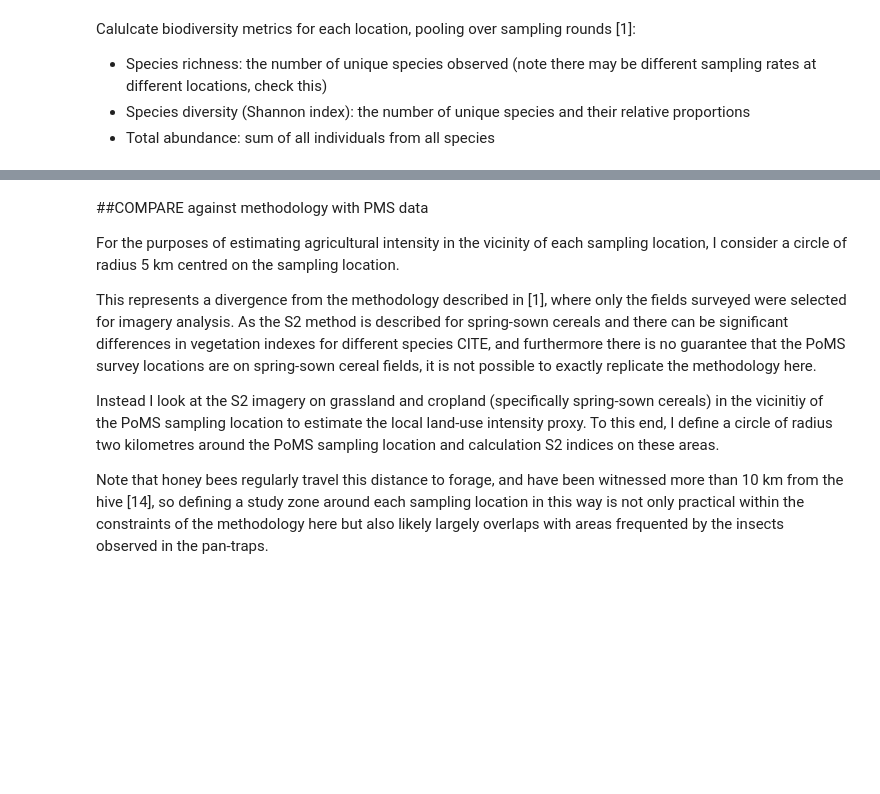
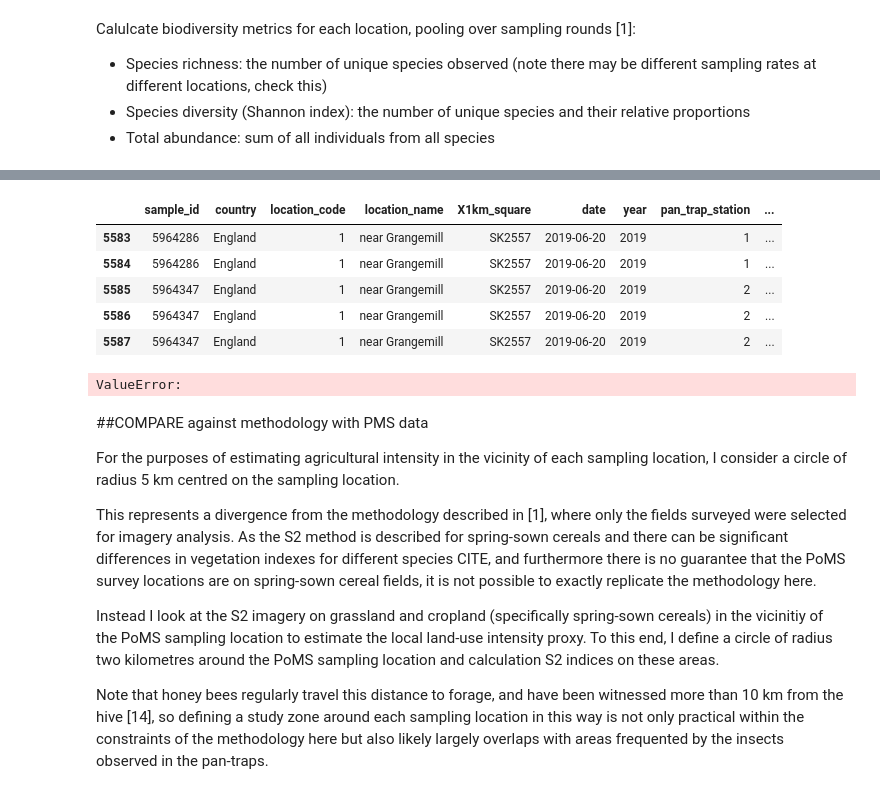
Before and after one commit to twhit1/quant_ecolo, a Jupyter notebook: docs/Ecological Data Science for Sustainable Agriculture (Part II).ipynb, the cells around one changed output, grey strips where cells are left out. Cells and saved outputs as stored; diff of their text form; code cells hidden in the pictures; blank space fills up the shorter version.

```diff
--- a/docs/Ecological Data Science for Sustainable Agriculture (Part II).ipynb
+++ b/docs/Ecological Data Science for Sustainable Agriculture (Part II).ipynb
@@ -131,22 +157,33 @@ insect_data = insect_data.astype({'location_code': int})
 # %%
 def shannon(array):
     _, counts = np.unique(array, return_counts=True)
     counts = counts.astype(float) / float(len(array))
     shannon = -np.sum(np.multiply(counts, np.log(counts)))
 
     return shannon
 
 
 # Calculate hoverfly and bee abundance using occurrence data, as well as other biodiversity indices
 def bee_hoverfly_metrics(group):
-    abundance = len(group)
+    display(group.head())
+    raise ValueError
+    abundance = round(len(group) *  (1.0 / group['pan_trap_station_total'].iloc[0])) # prorate to abundance for a single trap
+
     species_richness = group['taxon_aggregated'].nunique() # Note the PoMS suggests use of taxon_aggregated for analysis, see documentation for explanation
     species_diversity = shannon(group['taxon_aggregated'].values) # Shannon
 
     return pd.Series({'abundance': abundance, 'species_richness': species_richness, 'shannon_diversity': species_diversity})
 
 
 bee_hoverfly_biodiversity = insect_data.groupby(['location_code']).apply(bee_hoverfly_metrics)
+# %% [output]
+|  | sample_id | country | location_code | location_name | X1km_square | date | year | pan_trap_station | ... |
+| 5583 | 5964286 | England | 1 | near Grangemill | SK2557 | 2019-06-20 | 2019 | 1 | ... |
+| 5584 | 5964286 | England | 1 | near Grangemill | SK2557 | 2019-06-20 | 2019 | 1 | ... |
+| 5585 | 5964347 | England | 1 | near Grangemill | SK2557 | 2019-06-20 | 2019 | 2 | ... |
+| 5586 | 5964347 | England | 1 | near Grangemill | SK2557 | 2019-06-20 | 2019 | 2 | ... |
+| 5587 | 5964347 | England | 1 | near Grangemill | SK2557 | 2019-06-20 | 2019 | 2 | ... |
+ValueError:
 # %% [markdown]
 ##COMPARE against methodology with PMS data
 
```
Also changed, not shown: parts of 7 cells of this notebook.
